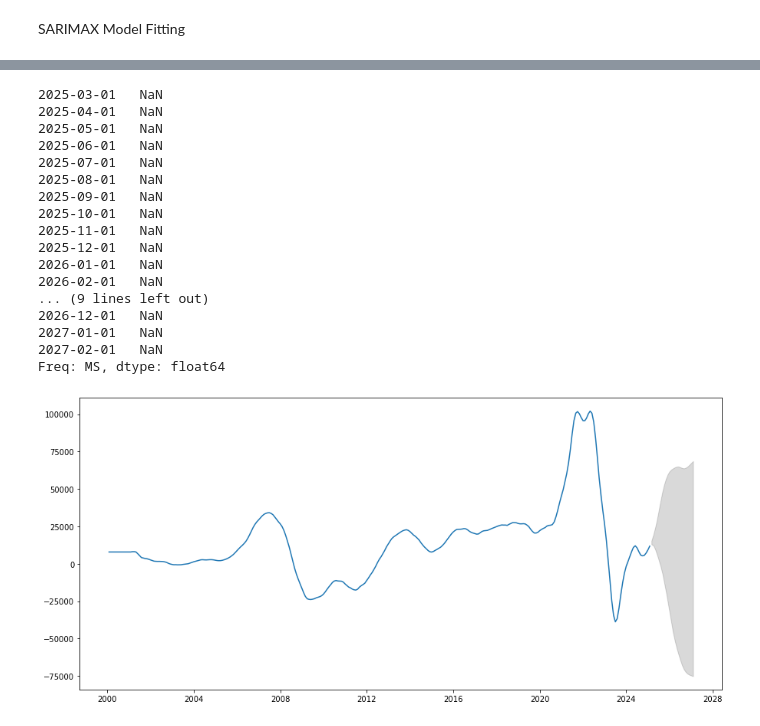
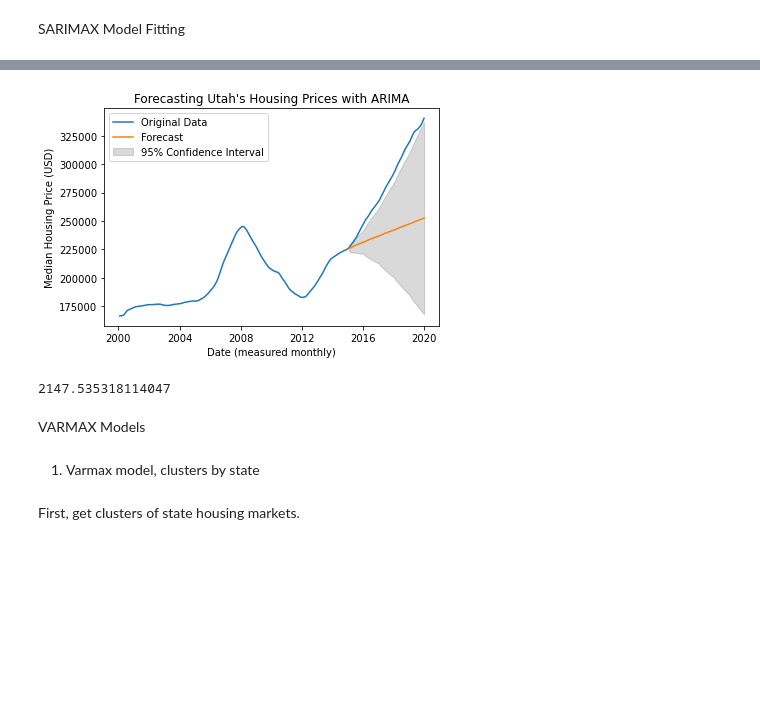
Before and after one commit to jpatrickb/vol3_housing_project, a Jupyter notebook: arima.ipynb, the cells around one changed output, grey strips where cells are left out. Saved outputs shown, nothing was run; the diff lists cells and outputs as text; code cells hidden in the pictures; blank space fills up the shorter version.

Commit message:
lots of ARIMA

```diff
--- a/arima.ipynb
+++ b/arima.ipynb
@@ -62,11 +65,30 @@ train_df =
+# %%
+df = pd.read_csv("Data_Files/price_by_state_cleaned.csv")
+
+# convert the month column to datetime format and set it as the index of the dataframe
+df['Unnamed: 0'] = pd.to_datetime(df['Unnamed: 0'])
+df.set_index(['Unnamed: 0'], inplace=True)
+# create an exogenous variable
+df['month_index'] = df.index.month
+
+# split the data into a 70-30 train-test split
+# only train and predict data up to 2020 -- things get crazy after that
+dates = df.index.tolist()
+dates = [date for date in dates if date.year < 2020]
+df = df.loc[dates]
+
+n = len(dates)
+train_size = int(TRAIN_SIZE * n)
+train_dates = dates[:train_size]
+test_dates = dates[train_size:]
+train_df = df.loc[train_dates]
+test_df = df.loc[test_dates]
 # %%
-
-
 # initialize model
-SARIMAX_model = pm.auto_arima(df[[STATE]], exogenous=df[['month_index']],
+SARIMAX_model = pm.auto_arima(train_df[[STATE]], exogenous=train_df[['month_index']],
                               start_p=1, start_q=1,
                               test='adf',
-                              max_p=4, max_q=4,
+                              max_p=12, max_q=12,
                               m=PERIOD,
                               start_P=0, seasonal=True,
                               d=None, D=1,
@@ -104,21 +99,30 @@ def sarimax_forecast(SARIMAX_model, periods=24):
-# %%
-sarimax_forecast(SARIMAX_model)
-# %% [output]
-2025-03-01   NaN
-2025-04-01   NaN
-2025-05-01   NaN
-2025-06-01   NaN
-2025-07-01   NaN
-2025-08-01   NaN
-2025-09-01   NaN
-2025-10-01   NaN
-2025-11-01   NaN
-2025-12-01   NaN
-2026-01-01   NaN
-2026-02-01   NaN
-... (9 lines left out)
-2026-12-01   NaN
-2027-01-01   NaN
-2027-02-01   NaN
-Freq: MS, dtype: float64
-[figure, removed]
+# %%
+# use the trained model to
+n_periods = len(test_df)
+forecast, confint = SARIMAX_model.predict(n_periods=n_periods, exogenous=test_df[["month_index"]], return_conf_int=True)
+lower_series = pd.Series(confint[:, 0], index=test_dates)
+upper_series = pd.Series(confint[:, 1], index=test_dates)
+
+plt.plot(df[STATE], label="Original Data")
+plt.plot(forecast, label="Forecast")
+plt.fill_between(lower_series.index,
+                     lower_series,
+                     upper_series,
+                     color='k', alpha=.15, label="95% Confidence Interval")
+plt.legend()
+plt.xlabel("Date (measured monthly)")
+plt.ylabel("Median Housing Price (USD)")
+plt.title(f"Forecasting {STATE}'s Housing Prices with ARIMA")
+plt.show()
+# %% [output]
+[figure, added]
+# %%
+SARIMAX_model.aic()
+# %% [output]
+2147.535318114047
+# %% [markdown]
+VARMAX Models
+# %% [markdown]
+1. Varmax model, clusters by state
+# %% [markdown]
+First, get clusters of state housing markets.
```
Also changed, not shown: parts of 16 cells of this notebook, 4 other files.
